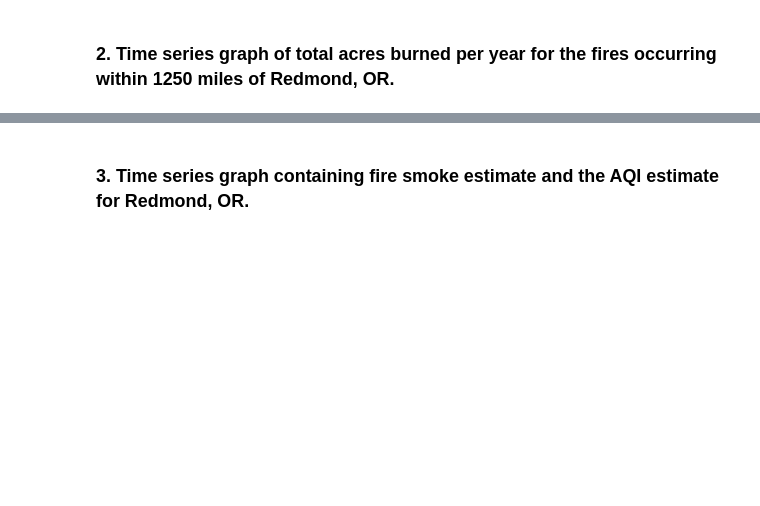
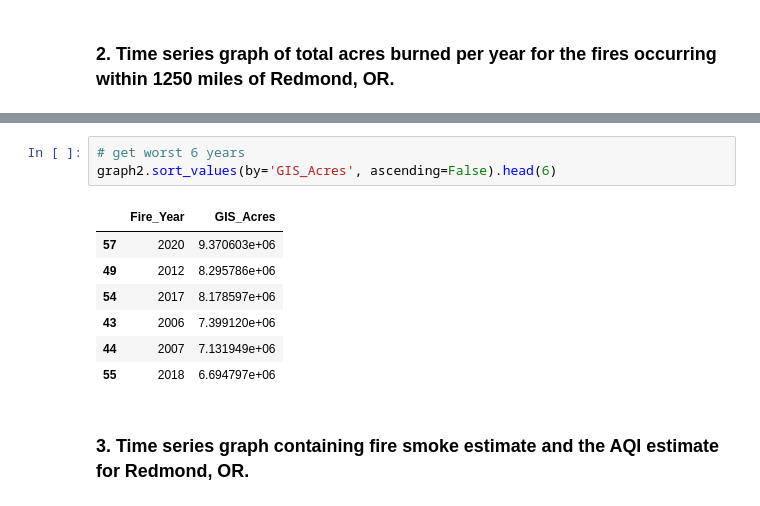
Before and after one commit to yashmanne/Wildfire-Analysis, a Jupyter notebook: analysis_part1-SmokeEstimates.ipynb, the cells around one changed output, grey strips where cells are left out. Saved outputs shown, nothing was run; the diff lists cells and outputs as text; blank space fills up the shorter version.

```diff
--- a/analysis_part1-SmokeEstimates.ipynb
+++ b/analysis_part1-SmokeEstimates.ipynb
@@ -852,2 +865,13 @@ fig.savefig("./output/figure2-annual_burn_over_time.png")
+# %%
+# get worst 6 years
+graph2.sort_values(by='GIS_Acres', ascending=False).head(6)
+# %% [output]
+|  | Fire_Year | GIS_Acres |
+| 57 | 2020 | 9.370603e+06 |
+| 49 | 2012 | 8.295786e+06 |
+| 54 | 2017 | 8.178597e+06 |
+| 43 | 2006 | 7.399120e+06 |
+| 44 | 2007 | 7.131949e+06 |
+| 55 | 2018 | 6.694797e+06 |
 # %% [markdown]
 ### 3. Time series graph containing fire smoke estimate and the AQI estimate for Redmond, OR.
```
Also changed, not shown: parts of 86 cells of this notebook, 3 other files.
